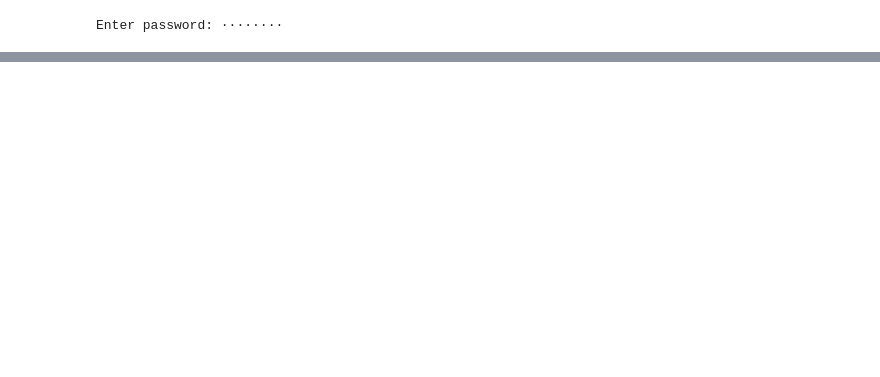
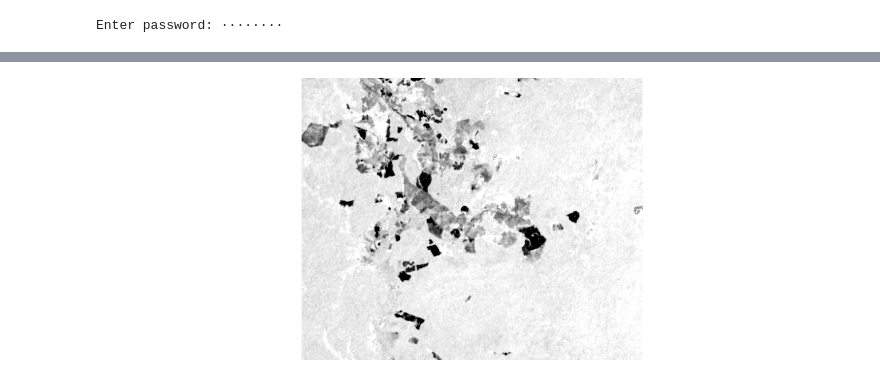
Before and after one commit to GeoGeeks/Api_Python_for_ArcGIS_dev2019, a Jupyter notebook: Imagenes satelitales.ipynb, the cells around one changed output, grey strips where cells are left out. Drawn from its saved outputs; the diff is of its cells as text; code cells hidden in the pictures; blank space fills up the shorter version.

```diff
--- a/Imagenes satelitales.ipynb
+++ b/Imagenes satelitales.ipynb
@@ -67,0 +103,5 @@ extract_band(prefire, [5,6,2])
+# %%
+ndvi2019 = apply(clip2019, 'NDVI Raw')
+ndvi2019
+# %% [output]
+[figure, added]
```
Also changed, not shown: parts of 28 cells of this notebook.
